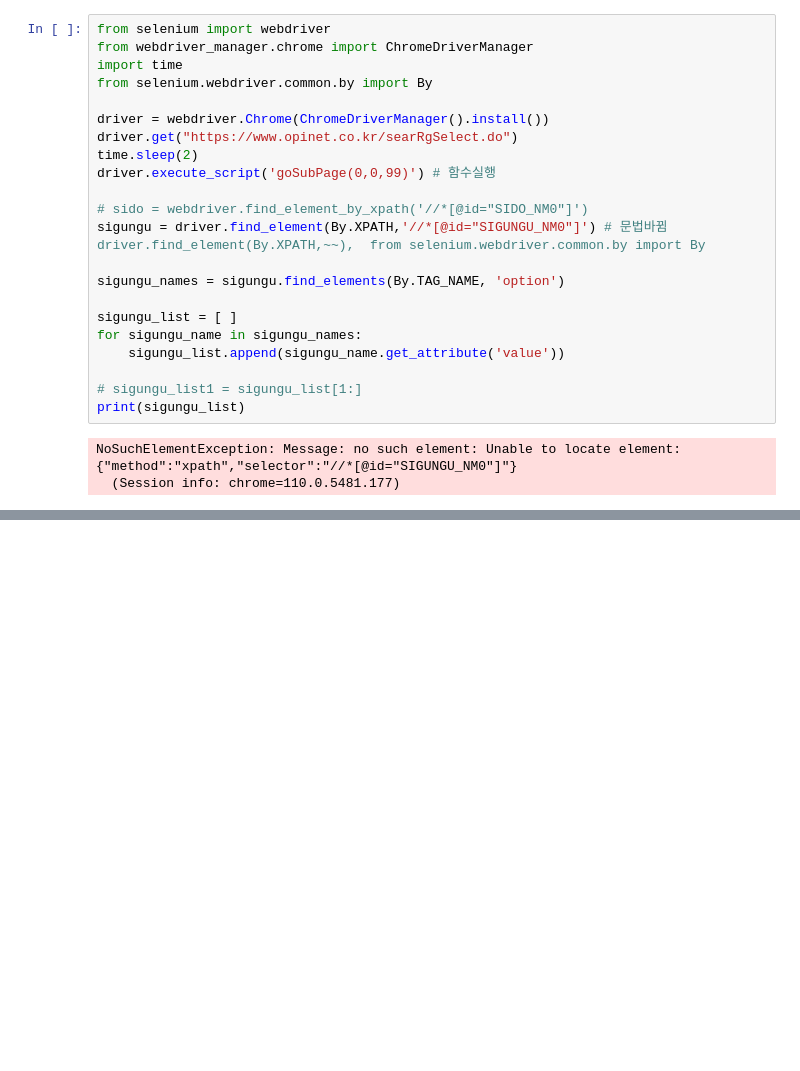
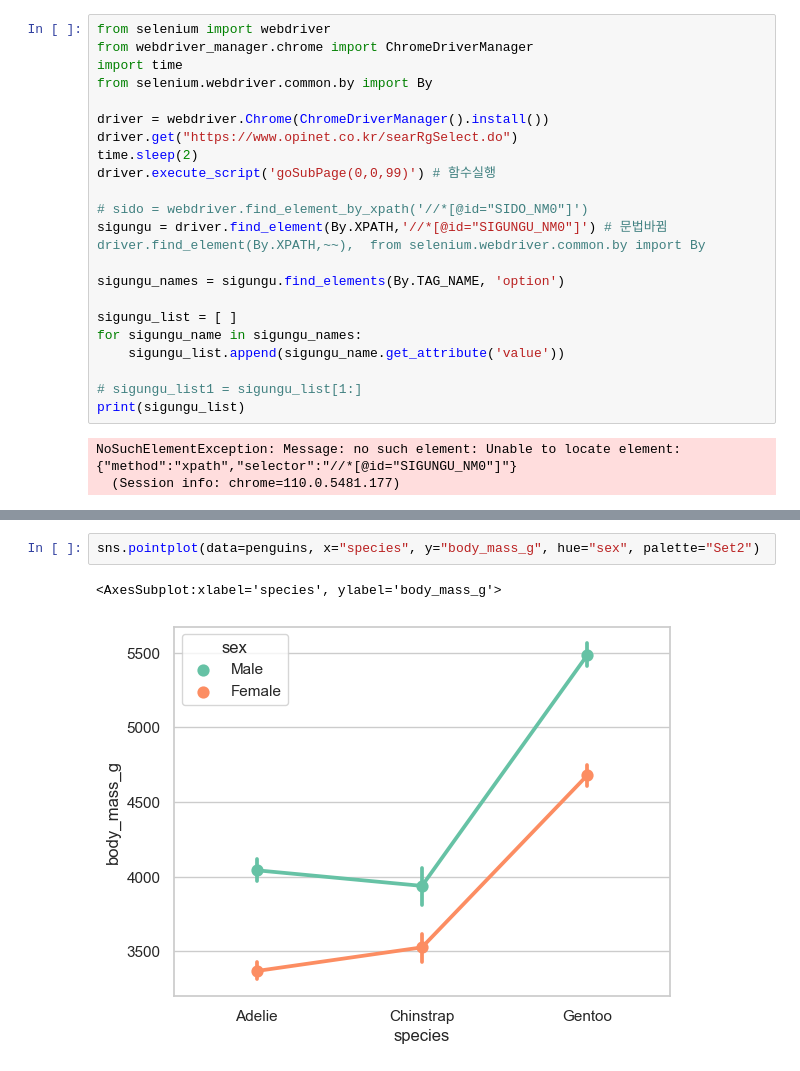
Before and after one commit to leejongeun2/TIL, a Jupyter notebook: 데이터분석/Untitled.ipynb, the cells around one changed output, grey strips where cells are left out. Drawn from its saved outputs; the diff is of its cells as text; blank space fills up the shorter version.

```diff
--- a/데이터분석/Untitled.ipynb
+++ b/데이터분석/Untitled.ipynb
@@ -100,0 +119,5 @@ NoSuchElementException: Message: no such element: Unable to locate element: {"me
+# %%
+sns.pointplot(data=penguins, x="species", y="body_mass_g", hue="sex", palette="Set2")
+# %% [output]
+<AxesSubplot:xlabel='species', ylabel='body_mass_g'>
+[figure, added]
```
Also changed, not shown: parts of 4 cells of this notebook, 1 other file.
